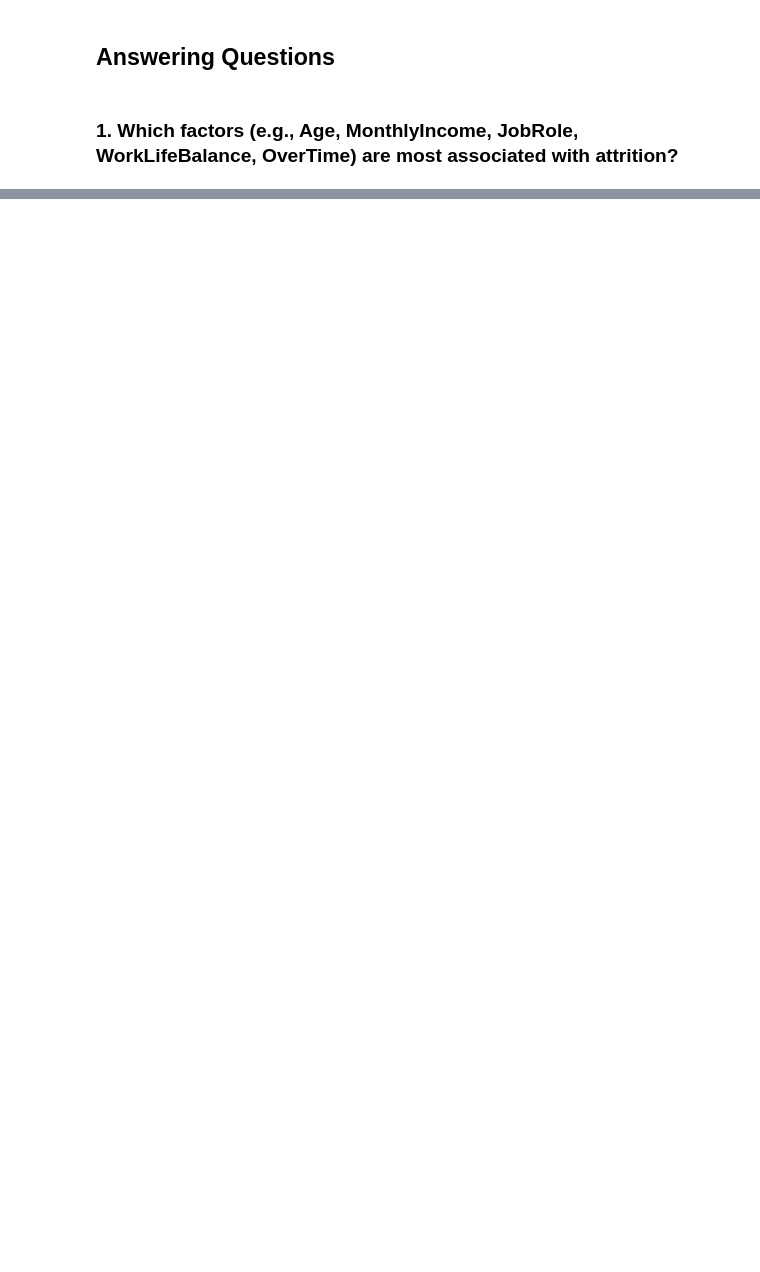
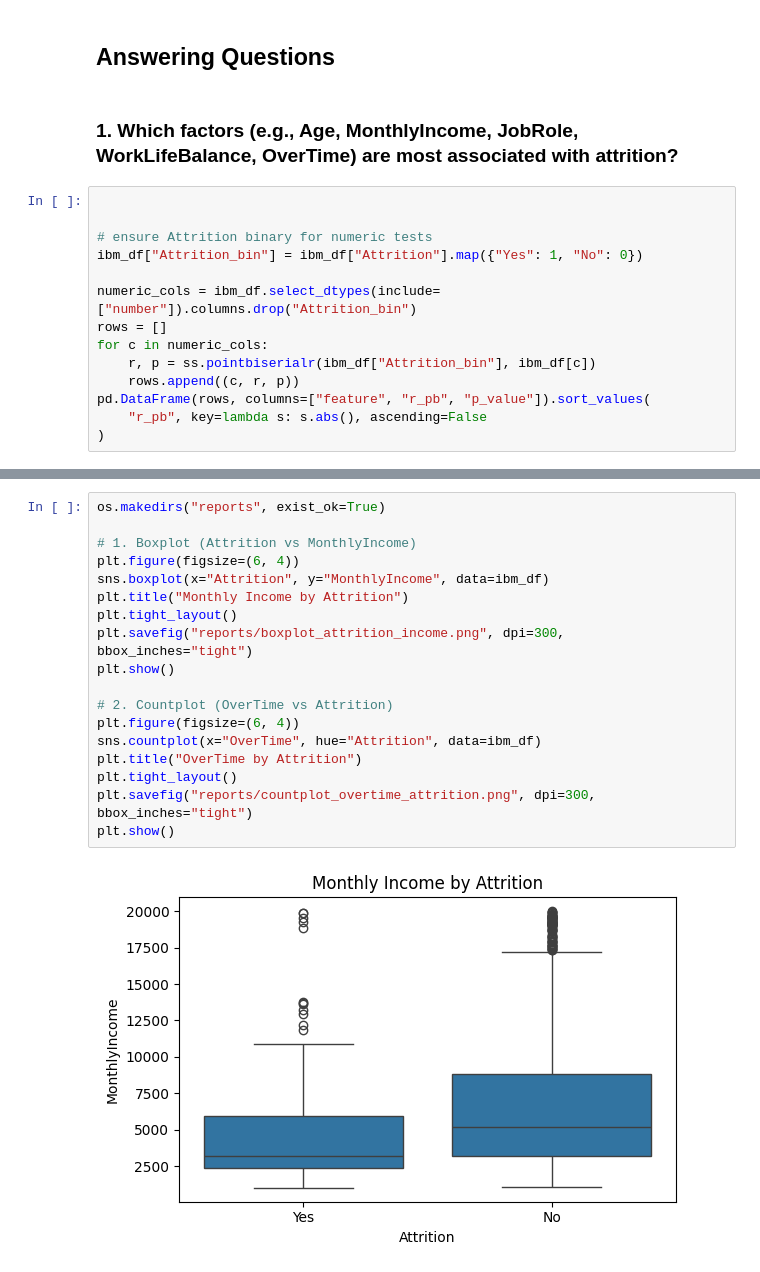
Before and after one commit to HiIamInfi/ibm-hr-data-challenge, a Jupyter notebook: src/ibm_hr_analysis.ipynb, the cells around one changed output, grey strips where cells are left out. Drawn from its saved outputs; the diff is of its cells as text; blank space fills up the shorter version.

Commit message:
Detailed the analysis more, added statistical analysis for attrition data

```diff
--- a/src/ibm_hr_analysis.ipynb
+++ b/src/ibm_hr_analysis.ipynb
@@ -68,3 +168,17 @@ profile.to_file("reports/hr_attrition.html", silent=False)
 # %% [markdown]
 
 ### 1. Which factors (e.g., Age, MonthlyIncome, JobRole, WorkLifeBalance, OverTime) are most associated with attrition?
+# %%
+
+
+# ensure Attrition binary for numeric tests
+ibm_df["Attrition_bin"] = ibm_df["Attrition"].map({"Yes": 1, "No": 0})
+
+numeric_cols = ibm_df.select_dtypes(include=["number"]).columns.drop("Attrition_bin")
+rows = []
+for c in numeric_cols:
+    r, p = ss.pointbiserialr(ibm_df["Attrition_bin"], ibm_df[c])
+    rows.append((c, r, p))
+pd.DataFrame(rows, columns=["feature", "r_pb", "p_value"]).sort_values(
+    "r_pb", key=lambda s: s.abs(), ascending=False
+)
@@ -70,0 +263,20 @@ profile.to_file("reports/hr_attrition.html", silent=False)
+# %%
+os.makedirs("reports", exist_ok=True)
+
+# 1. Boxplot (Attrition vs MonthlyIncome)
+plt.figure(figsize=(6, 4))
+sns.boxplot(x="Attrition", y="MonthlyIncome", data=ibm_df)
+plt.title("Monthly Income by Attrition")
+plt.tight_layout()
+plt.savefig("reports/boxplot_attrition_income.png", dpi=300, bbox_inches="tight")
+plt.show()
+
+# 2. Countplot (OverTime vs Attrition)
+plt.figure(figsize=(6, 4))
+sns.countplot(x="OverTime", hue="Attrition", data=ibm_df)
+plt.title("OverTime by Attrition")
+plt.tight_layout()
+plt.savefig("reports/countplot_overtime_attrition.png", dpi=300, bbox_inches="tight")
+plt.show()
+# %% [output]
+[figure, added]
```
Also changed, not shown: parts of 13 cells of this notebook.
